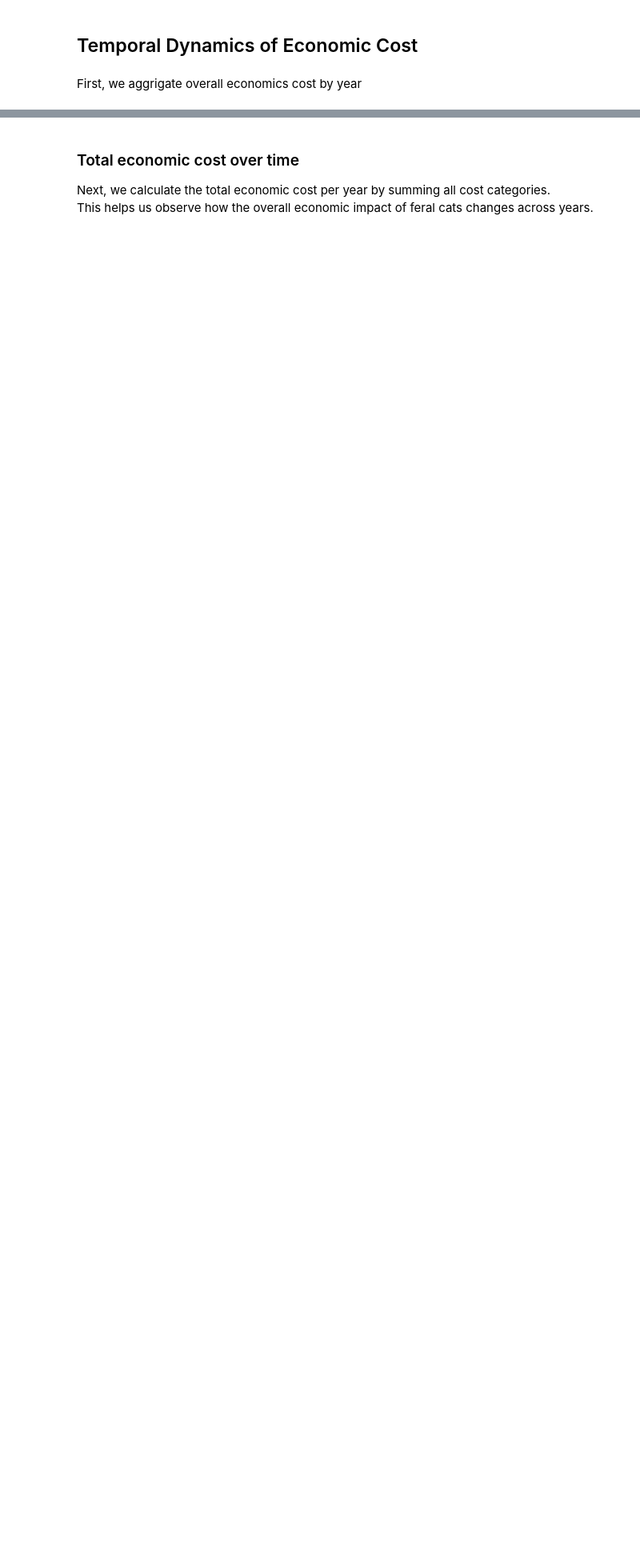
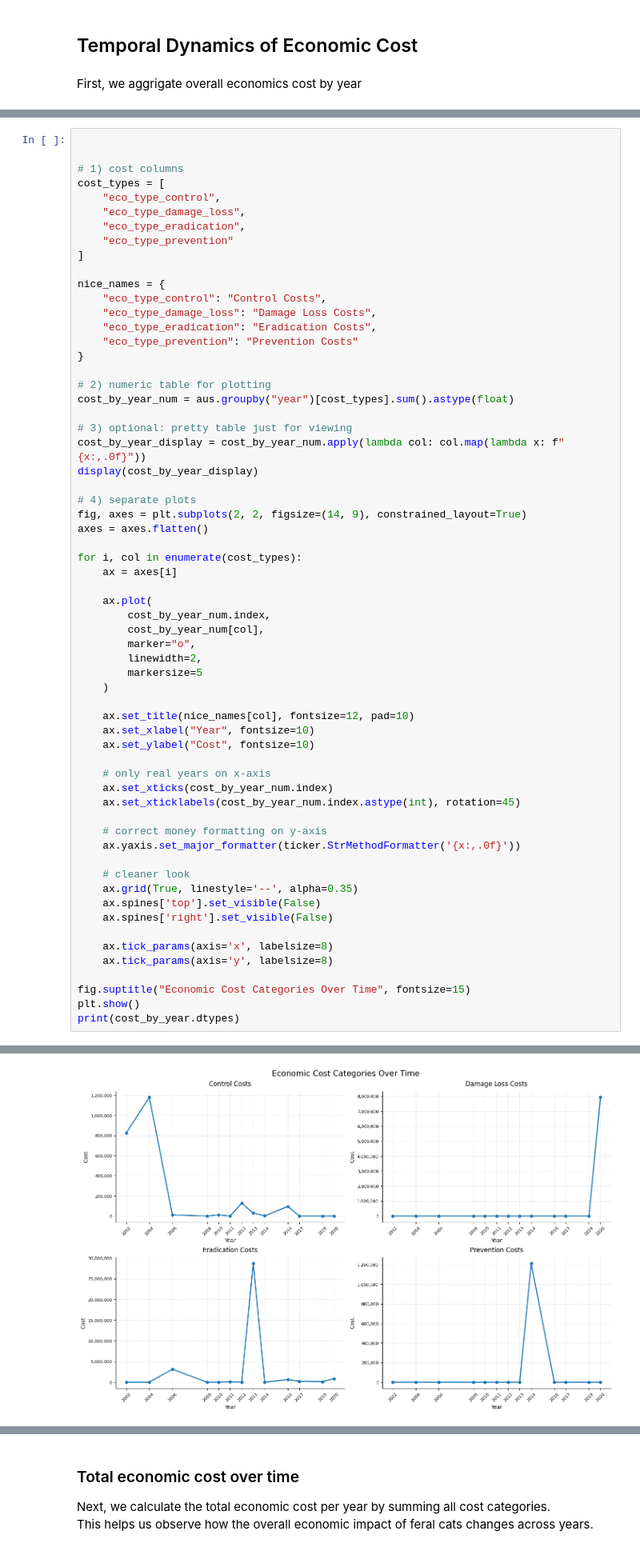
Before and after one commit to liza-drini/ceu-ds-project-C-2026, a Jupyter notebook: src/farm_cat_eco.ipynb, the cells around one changed output, grey strips where cells are left out. Shown at 80% size. Drawn from its saved outputs; the diff is of its cells as text; blank space fills up the shorter version.

```diff
--- a/src/farm_cat_eco.ipynb
+++ b/src/farm_cat_eco.ipynb
@@ -252,0 +205,63 @@ plt.show()
+# %%
+
+
+# 1) cost columns
+cost_types = [
+    "eco_type_control",
+    "eco_type_damage_loss",
+    "eco_type_eradication",
+    "eco_type_prevention"
+]
+
+nice_names = {
+    "eco_type_control": "Control Costs",
+    "eco_type_damage_loss": "Damage Loss Costs",
+    "eco_type_eradication": "Eradication Costs",
+    "eco_type_prevention": "Prevention Costs"
+}
+
+# 2) numeric table for plotting
+cost_by_year_num = aus.groupby("year")[cost_types].sum().astype(float)
+
+# 3) optional: pretty table just for viewing
+cost_by_year_display = cost_by_year_num.apply(lambda col: col.map(lambda x: f"{x:,.0f}"))
+display(cost_by_year_display)
+
+# 4) separate plots
+fig, axes = plt.subplots(2, 2, figsize=(14, 9), constrained_layout=True)
+axes = axes.flatten()
+
+for i, col in enumerate(cost_types):
+    ax = axes[i]
+
+    ax.plot(
+        cost_by_year_num.index,
+        cost_by_year_num[col],
+        marker="o",
+        linewidth=2,
+        markersize=5
+    )
+
+    ax.set_title(nice_names[col], fontsize=12, pad=10)
+    ax.set_xlabel("Year", fontsize=10)
+    ax.set_ylabel("Cost", fontsize=10)
+
+    # only real years on x-axis
+    ax.set_xticks(cost_by_year_num.index)
+    ax.set_xticklabels(cost_by_year_num.index.astype(int), rotation=45)
+
+    # correct money formatting on y-axis
+    ax.yaxis.set_major_formatter(ticker.StrMethodFormatter('{x:,.0f}'))
+
+    # cleaner look
+    ax.grid(True, linestyle='--', alpha=0.35)
+    ax.spines['top'].set_visible(False)
+    ax.spines['right'].set_visible(False)
+
+    ax.tick_params(axis='x', labelsize=8)
+    ax.tick_params(axis='y', labelsize=8)
+
+fig.suptitle("Economic Cost Categories Over Time", fontsize=15)
+plt.show()
+print(cost_by_year.dtypes)
+# %% [output]
@@ -252,0 +283 @@ plt.show()
+[figure, added]
```
Also changed, not shown: parts of 51 cells of this notebook.
